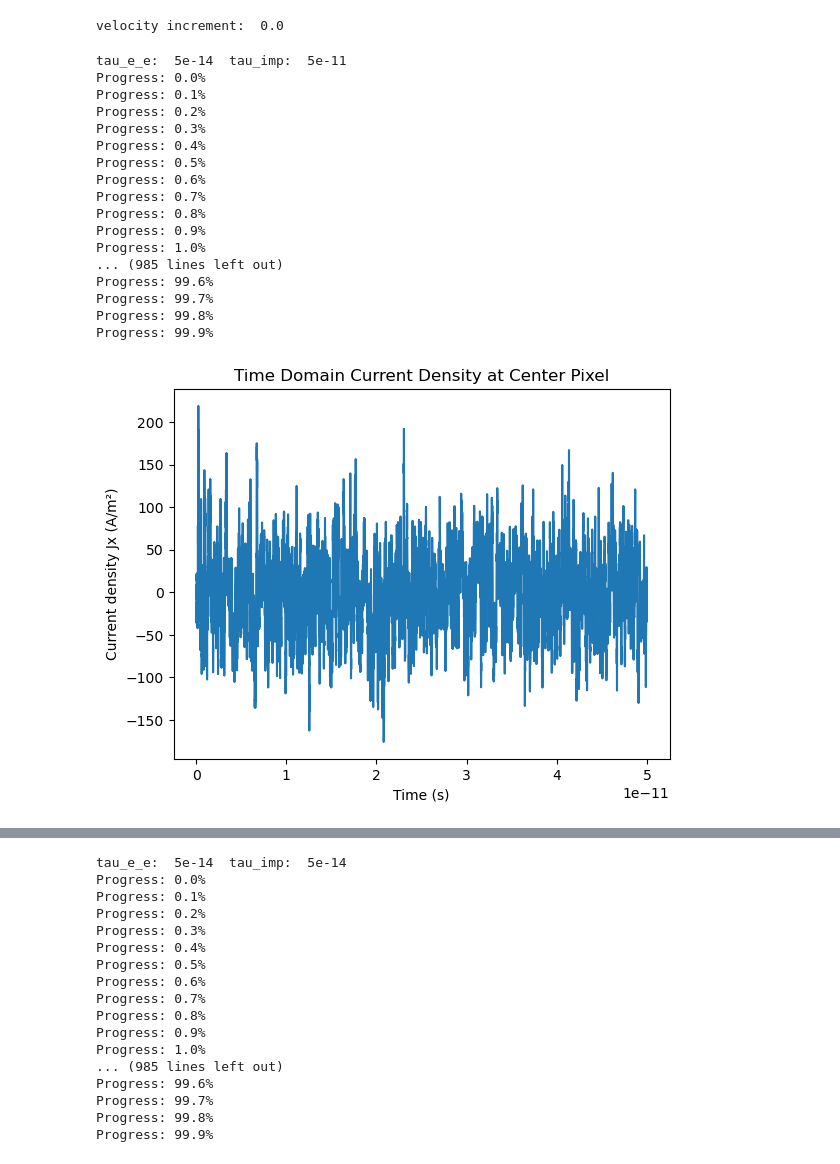
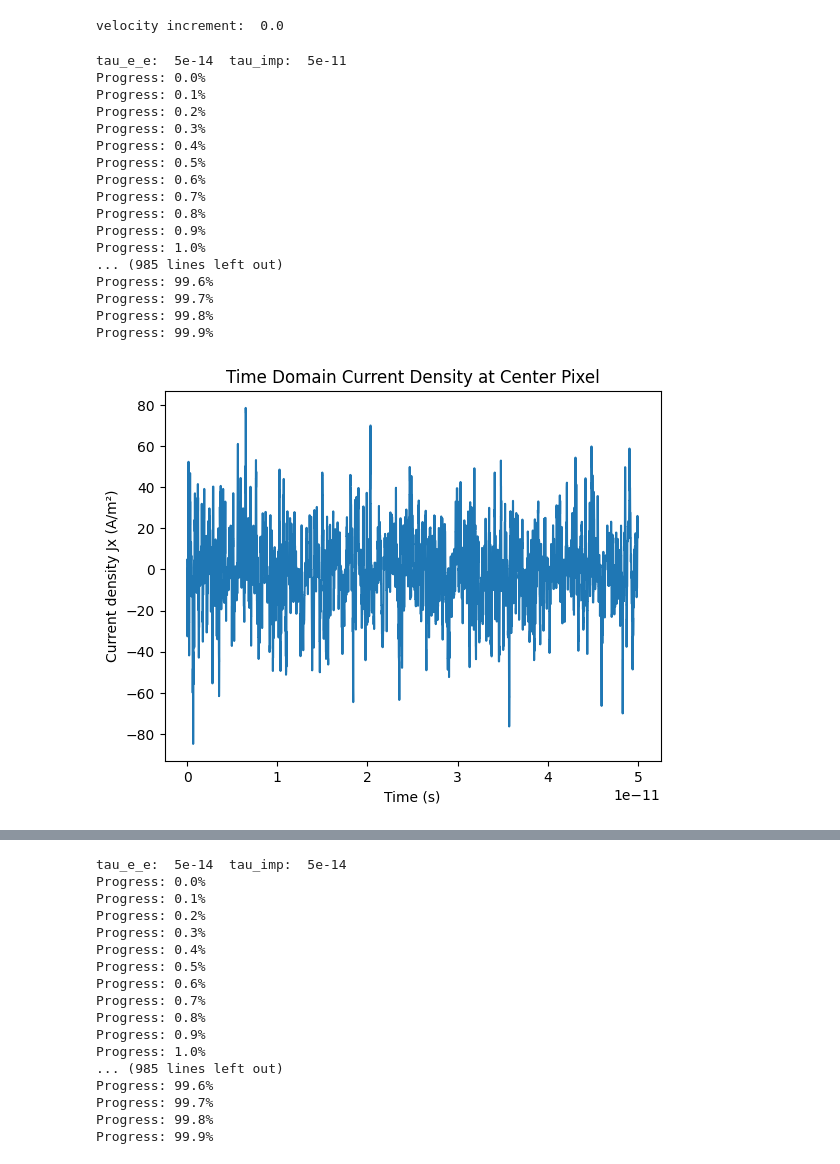
Before and after one commit to debshi01/Simulations, a Jupyter notebook: MC_sim.ipynb, the cells around one changed output, grey strips where cells are left out. Saved outputs shown, nothing was run; the diff lists cells and outputs as text; code cells hidden in the pictures.

```diff
--- a/MC_sim.ipynb
+++ b/MC_sim.ipynb
@@ -9,7 +9,7 @@ Ny = 10
 dx = L / Nx
 dy = W / Ny
 
-N = int(1e4)
+N = int(1e4 * 0.14)
 q = 1.6e-19
 T = 300
 Vsd = 0
@@ -33,9 +33,9 @@ print("velocity increment: ", ax * dt)
 # %% [output]
 velocity increment:  0.0
 # %%
-for tau_e_e,tau_imp in zip([0.05e-12,0.05e-12],[50e-12,0.05e-12]):
+for tau_e_e, tau_imp in zip([0.05e-12, 0.05e-12], [50e-12, 0.05e-12]):
 
-    print("tau_e_e: ",tau_e_e, " tau_imp: ", tau_imp)
+    print("tau_e_e: ", tau_e_e, " tau_imp: ", tau_imp)
 
     Jx_grid = np.zeros((Nx, Ny, steps))
 
@@ -138,32 +138,32 @@ for tau_e_e,tau_imp in zip([0.05e-12,0.05e-12],[50e-12,0.05e-12]):
     plt.imshow(
         Jx_fluctuations_time_average,
         cmap="inferno",
         origin="lower",
         extent=[0, L * 1e6, 0, W * 1e6],
     )
     plt.colorbar(label="Mean fluctuation (A/m²)")
     plt.xlabel("x (μm)")
     plt.ylabel("y (μm)")
     plt.title("Spatial Distribution of Current Density Noise")
     plt.show()
 
-    np.save(f"Jx_tee{tau_e_e}_timp{tau_imp}_short.npy", Jx_grid)
+    np.save(f"Jx_tee{tau_e_e}_timp{tau_imp}_short_low_n.npy", Jx_grid)
 # %% [output]
 tau_e_e:  5e-14  tau_imp:  5e-11
 Progress: 0.0%
 Progress: 0.1%
 Progress: 0.2%
 Progress: 0.3%
 Progress: 0.4%
 Progress: 0.5%
 Progress: 0.6%
 Progress: 0.7%
 Progress: 0.8%
 Progress: 0.9%
 Progress: 1.0%
 ... (985 lines left out)
 Progress: 99.6%
 Progress: 99.7%
 Progress: 99.8%
 Progress: 99.9%
-[figure, old version]
+[figure, new version]
```
Also changed, not shown: parts of 1 cell of this notebook, 1 other file.
